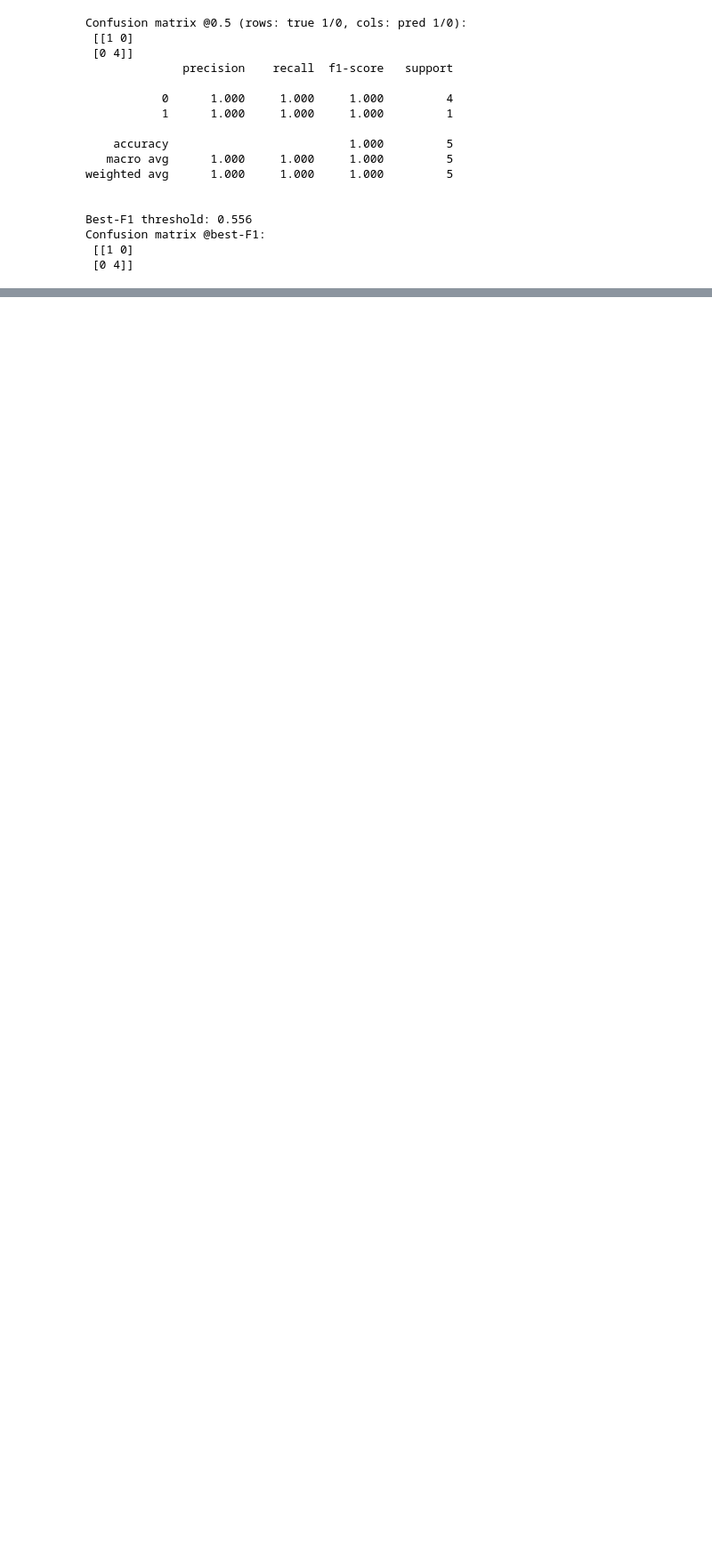
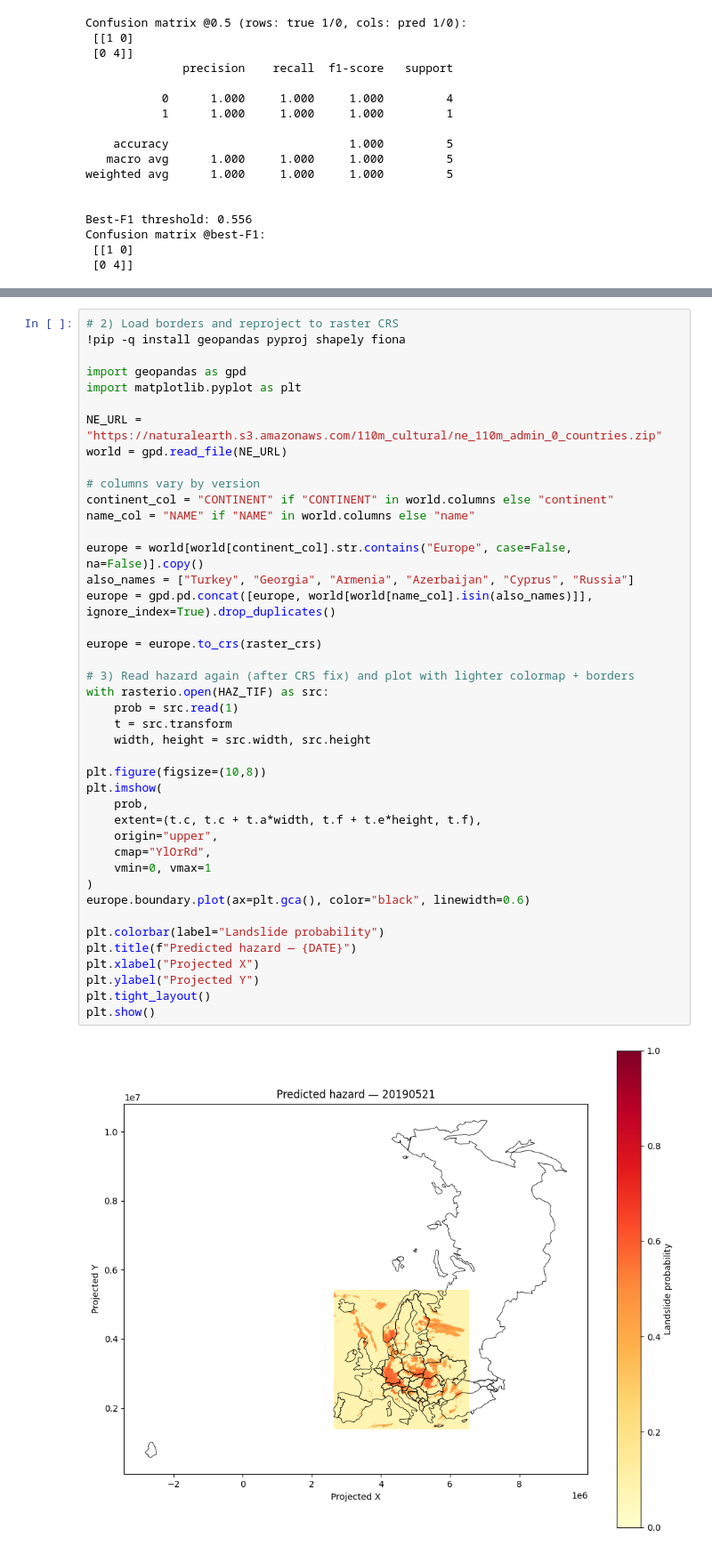
Before and after one commit to Silpa12345/Deep_learning, a Jupyter notebook: ELSUS_Rainfall.ipynb, the cells around one changed output, grey strips where cells are left out. Shown at 89% size. Cells and saved outputs as stored; diff of their text form; blank space fills up the shorter version.

```diff
--- a/ELSUS_Rainfall.ipynb
+++ b/ELSUS_Rainfall.ipynb
@@ -1087,0 +1140,44 @@ Hazard stats (finite pixels): min= 0.07691228 max= 0.6425129 mean= 0.13243443
+# %%
+# 2) Load borders and reproject to raster CRS
+!pip -q install geopandas pyproj shapely fiona
+
+import geopandas as gpd
+import matplotlib.pyplot as plt
+
+NE_URL = "https://naturalearth.s3.amazonaws.com/110m_cultural/ne_110m_admin_0_countries.zip"
+world = gpd.read_file(NE_URL)
+
+# columns vary by version
+continent_col = "CONTINENT" if "CONTINENT" in world.columns else "continent"
+name_col = "NAME" if "NAME" in world.columns else "name"
+
+europe = world[world[continent_col].str.contains("Europe", case=False, na=False)].copy()
+also_names = ["Turkey", "Georgia", "Armenia", "Azerbaijan", "Cyprus", "Russia"]
+europe = gpd.pd.concat([europe, world[world[name_col].isin(also_names)]], ignore_index=True).drop_duplicates()
+
+europe = europe.to_crs(raster_crs)
+
+# 3) Read hazard again (after CRS fix) and plot with lighter colormap + borders
+with rasterio.open(HAZ_TIF) as src:
+    prob = src.read(1)
+    t = src.transform
+    width, height = src.width, src.height
+
+plt.figure(figsize=(10,8))
+plt.imshow(
+    prob,
+    extent=(t.c, t.c + t.a*width, t.f + t.e*height, t.f),
+    origin="upper",
+    cmap="YlOrRd",
+    vmin=0, vmax=1
+)
+europe.boundary.plot(ax=plt.gca(), color="black", linewidth=0.6)
+
+plt.colorbar(label="Landslide probability")
+plt.title(f"Predicted hazard — {DATE}")
+plt.xlabel("Projected X")
+plt.ylabel("Projected Y")
+plt.tight_layout()
+plt.show()
+# %% [output]
+[figure, added]
```
Also changed, not shown: parts of 2 cells of this notebook.
